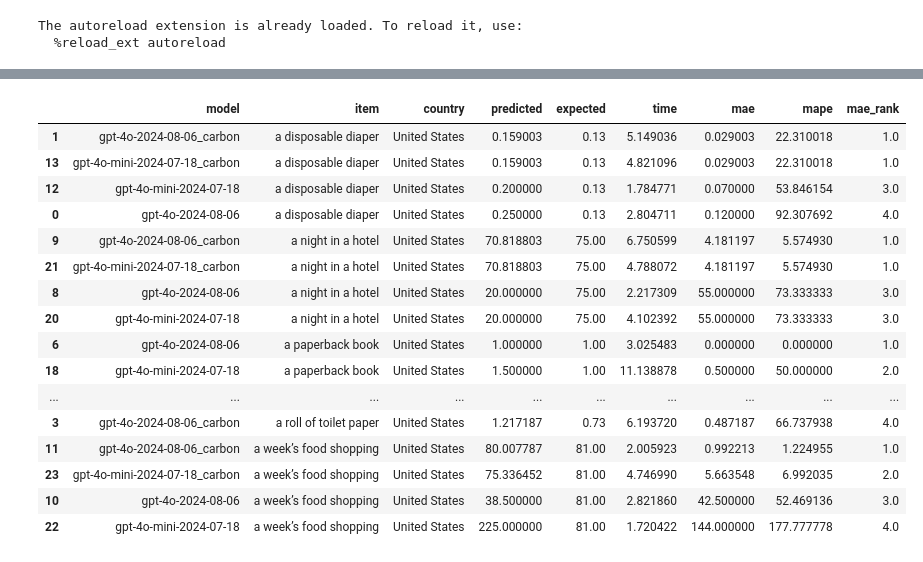
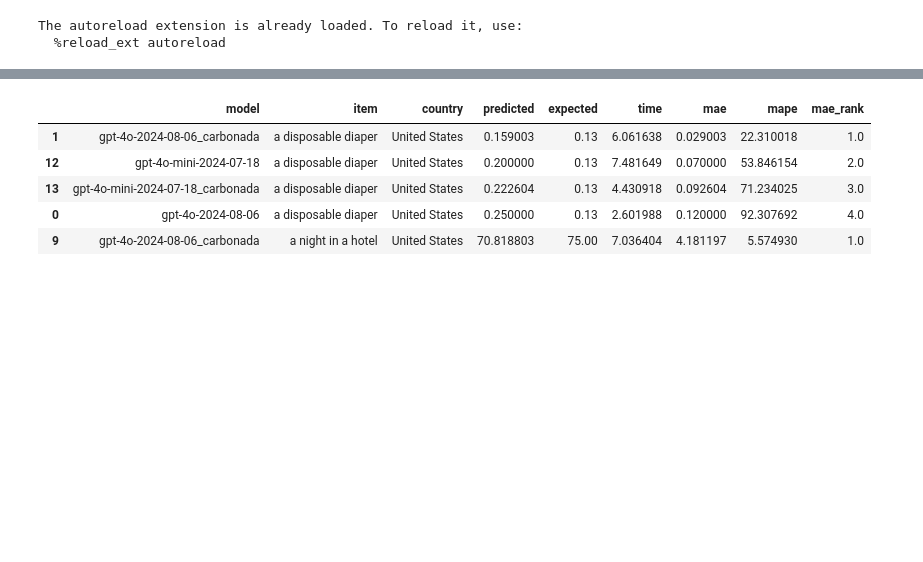
Before and after one commit to aastroza/carbonada, a Jupyter notebook: notebooks/02_evaluation_harness.ipynb, the cells around one changed output, grey strips where cells are left out. Saved outputs shown, nothing was run; the diff lists cells and outputs as text; code cells hidden in the pictures; blank space fills up the shorter version.

```diff
--- a/notebooks/02_evaluation_harness.ipynb
+++ b/notebooks/02_evaluation_harness.ipynb
@@ -50,7 +50,7 @@ for model, (item, country, expected) in product(models, data):
     result = estimate_carbon_footprint(item, country, model=model)
     end_time = time.time()
     results.append({
-        "model": f"{model}_carbon",
+        "model": f"{model}_carbonada",
         "item": item,
         "country": country,
         "predicted": result.carbon_footprint,
@@ -151,29 +134,18 @@ df
 # %%
 df_sorted = df.sort_values(by=['item', 'mae'])
 
 # Assign a rank to each model within each item group based on MAE
 df_sorted['mae_rank'] = df_sorted.groupby('item')['mae'].rank(method='min')
 
 # Display the ranked DataFrame
-df_sorted
+df_sorted.head()
 # %% [output]
 |  | model | item | country | predicted | expected | time | mae | mape | mae_rank |
-| 1 | gpt-4o-2024-08-06_carbon | a disposable diaper | United States | 0.159003 | 0.13 | 5.149036 | 0.029003 | 22.310018 | 1.0 |
-| 13 | gpt-4o-mini-2024-07-18_carbon | a disposable diaper | United States | 0.159003 | 0.13 | 4.821096 | 0.029003 | 22.310018 | 1.0 |
-| 12 | gpt-4o-mini-2024-07-18 | a disposable diaper | United States | 0.200000 | 0.13 | 1.784771 | 0.070000 | 53.846154 | 3.0 |
-| 0 | gpt-4o-2024-08-06 | a disposable diaper | United States | 0.250000 | 0.13 | 2.804711 | 0.120000 | 92.307692 | 4.0 |
-| 9 | gpt-4o-2024-08-06_carbon | a night in a hotel | United States | 70.818803 | 75.00 | 6.750599 | 4.181197 | 5.574930 | 1.0 |
-| 21 | gpt-4o-mini-2024-07-18_carbon | a night in a hotel | United States | 70.818803 | 75.00 | 4.788072 | 4.181197 | 5.574930 | 1.0 |
-| 8 | gpt-4o-2024-08-06 | a night in a hotel | United States | 20.000000 | 75.00 | 2.217309 | 55.000000 | 73.333333 | 3.0 |
-| 20 | gpt-4o-mini-2024-07-18 | a night in a hotel | United States | 20.000000 | 75.00 | 4.102392 | 55.000000 | 73.333333 | 3.0 |
-| 6 | gpt-4o-2024-08-06 | a paperback book | United States | 1.000000 | 1.00 | 3.025483 | 0.000000 | 0.000000 | 1.0 |
-| 18 | gpt-4o-mini-2024-07-18 | a paperback book | United States | 1.500000 | 1.00 | 11.138878 | 0.500000 | 50.000000 | 2.0 |
-| ... | ... | ... | ... | ... | ... | ... | ... | ... | ... |
-| 3 | gpt-4o-2024-08-06_carbon | a roll of toilet paper | United States | 1.217187 | 0.73 | 6.193720 | 0.487187 | 66.737938 | 4.0 |
-| 11 | gpt-4o-2024-08-06_carbon | a week’s food shopping | United States | 80.007787 | 81.00 | 2.005923 | 0.992213 | 1.224955 | 1.0 |
-| 23 | gpt-4o-mini-2024-07-18_carbon | a week’s food shopping | United States | 75.336452 | 81.00 | 4.746990 | 5.663548 | 6.992035 | 2.0 |
-| 10 | gpt-4o-2024-08-06 | a week’s food shopping | United States | 38.500000 | 81.00 | 2.821860 | 42.500000 | 52.469136 | 3.0 |
-| 22 | gpt-4o-mini-2024-07-18 | a week’s food shopping | United States | 225.000000 | 81.00 | 1.720422 | 144.000000 | 177.777778 | 4.0 |
+| 1 | gpt-4o-2024-08-06_carbonada | a disposable diaper | United States | 0.159003 | 0.13 | 6.061638 | 0.029003 | 22.310018 | 1.0 |
+| 12 | gpt-4o-mini-2024-07-18 | a disposable diaper | United States | 0.200000 | 0.13 | 7.481649 | 0.070000 | 53.846154 | 2.0 |
+| 13 | gpt-4o-mini-2024-07-18_carbonada | a disposable diaper | United States | 0.222604 | 0.13 | 4.430918 | 0.092604 | 71.234025 | 3.0 |
+| 0 | gpt-4o-2024-08-06 | a disposable diaper | United States | 0.250000 | 0.13 | 2.601988 | 0.120000 | 92.307692 | 4.0 |
+| 9 | gpt-4o-2024-08-06_carbonada | a night in a hotel | United States | 70.818803 | 75.00 | 7.036404 | 4.181197 | 5.574930 | 1.0 |
 # %%
 average_rank = df_sorted.groupby('model')['mae_rank'].mean().reset_index()
 
```
Also changed, not shown: parts of 6 cells of this notebook, 9 other files.
